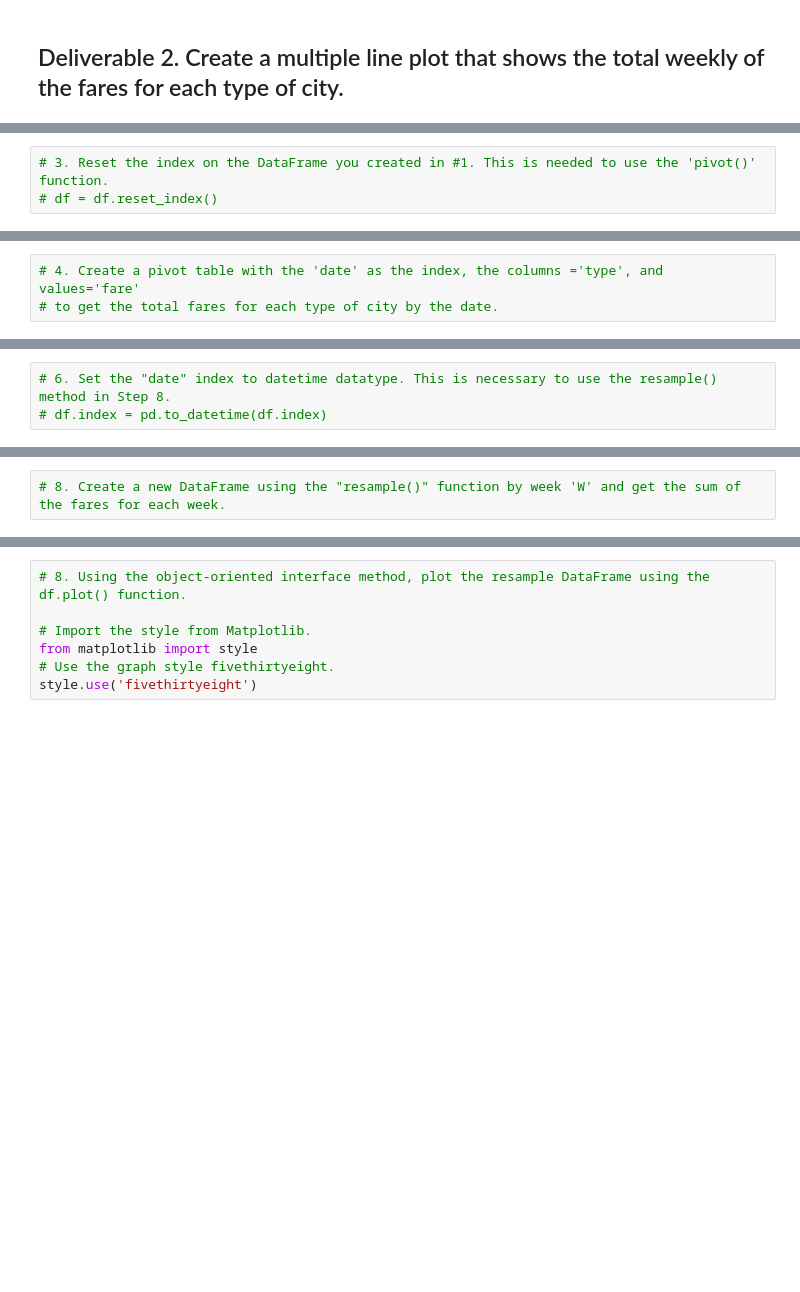
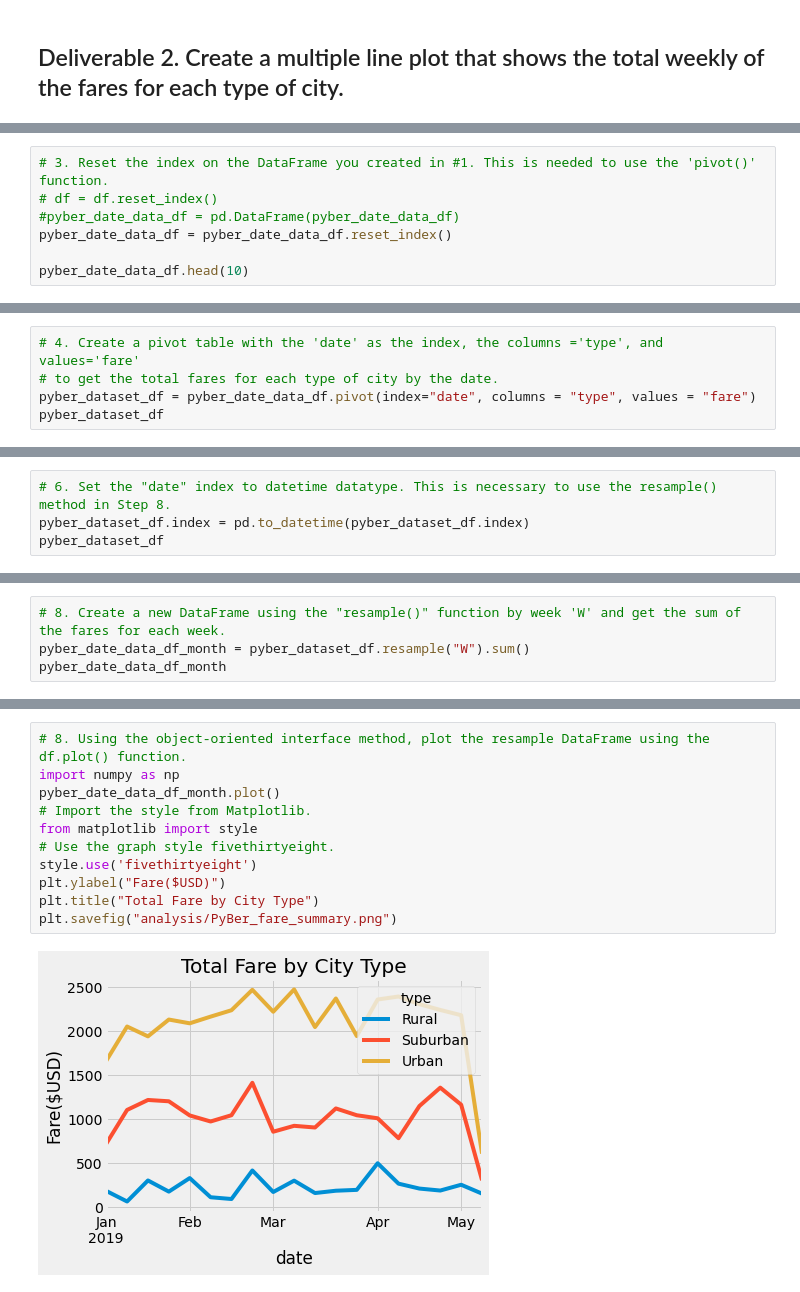
Before and after one commit to jmackitty/PyBer_Analysis, a Jupyter notebook: PyBer_Challenge.ipynb, the cells around one changed output, grey strips where cells are left out. Drawn from its saved outputs; the diff is of its cells as text; blank space fills up the shorter version.

```diff
--- a/PyBer_Challenge.ipynb
+++ b/PyBer_Challenge.ipynb
@@ -145,3 +153,7 @@ SyntaxError: invalid syntax (Temp/ipykernel_400/3720916280.py, line 3)
 # %%
 # 3. Reset the index on the DataFrame you created in #1. This is needed to use the 'pivot()' function.
 # df = df.reset_index()
+#pyber_date_data_df = pd.DataFrame(pyber_date_data_df)
+pyber_date_data_df = pyber_date_data_df.reset_index()
+
+pyber_date_data_df.head(10)
@@ -148,3 +172,5 @@ SyntaxError: invalid syntax (Temp/ipykernel_400/3720916280.py, line 3)
 # %%
 # 4. Create a pivot table with the 'date' as the index, the columns ='type', and values='fare'
 # to get the total fares for each type of city by the date.
+pyber_dataset_df = pyber_date_data_df.pivot(index="date", columns = "type", values = "fare")
+pyber_dataset_df
@@ -153,3 +211,4 @@ SyntaxError: invalid syntax (Temp/ipykernel_400/3720916280.py, line 3)
 # %%
 # 6. Set the "date" index to datetime datatype. This is necessary to use the resample() method in Step 8.
-# df.index = pd.to_datetime(df.index)
+pyber_dataset_df.index = pd.to_datetime(pyber_dataset_df.index)
+pyber_dataset_df
@@ -158,2 +244,4 @@ SyntaxError: invalid syntax (Temp/ipykernel_400/3720916280.py, line 3)
 # %%
 # 8. Create a new DataFrame using the "resample()" function by week 'W' and get the sum of the fares for each week.
+pyber_date_data_df_month = pyber_dataset_df.resample("W").sum()
+pyber_date_data_df_month
@@ -160,7 +267,13 @@ SyntaxError: invalid syntax (Temp/ipykernel_400/3720916280.py, line 3)
 # %%
 # 8. Using the object-oriented interface method, plot the resample DataFrame using the df.plot() function.
-
+import numpy as np
+pyber_date_data_df_month.plot()
 # Import the style from Matplotlib.
 from matplotlib import style
 # Use the graph style fivethirtyeight.
 style.use('fivethirtyeight')
+plt.ylabel("Fare($USD)")
+plt.title("Total Fare by City Type")
+plt.savefig("analysis/PyBer_fare_summary.png")
+# %% [output]
+[figure, added]
```
Also changed, not shown: parts of 8 cells of this notebook.
